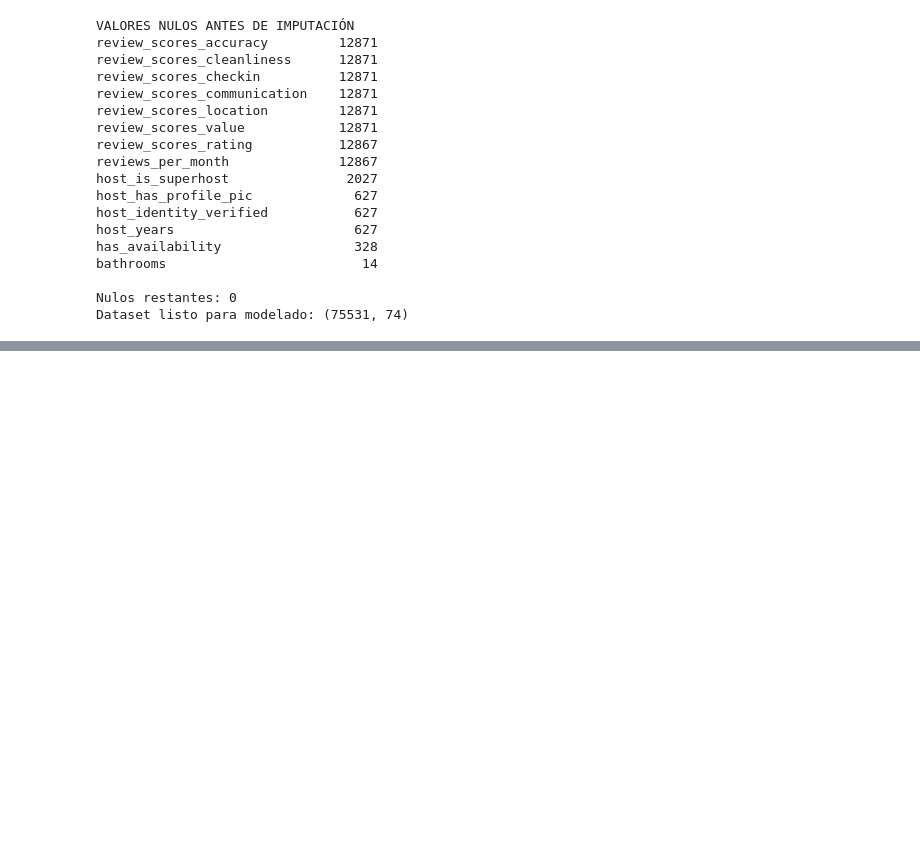
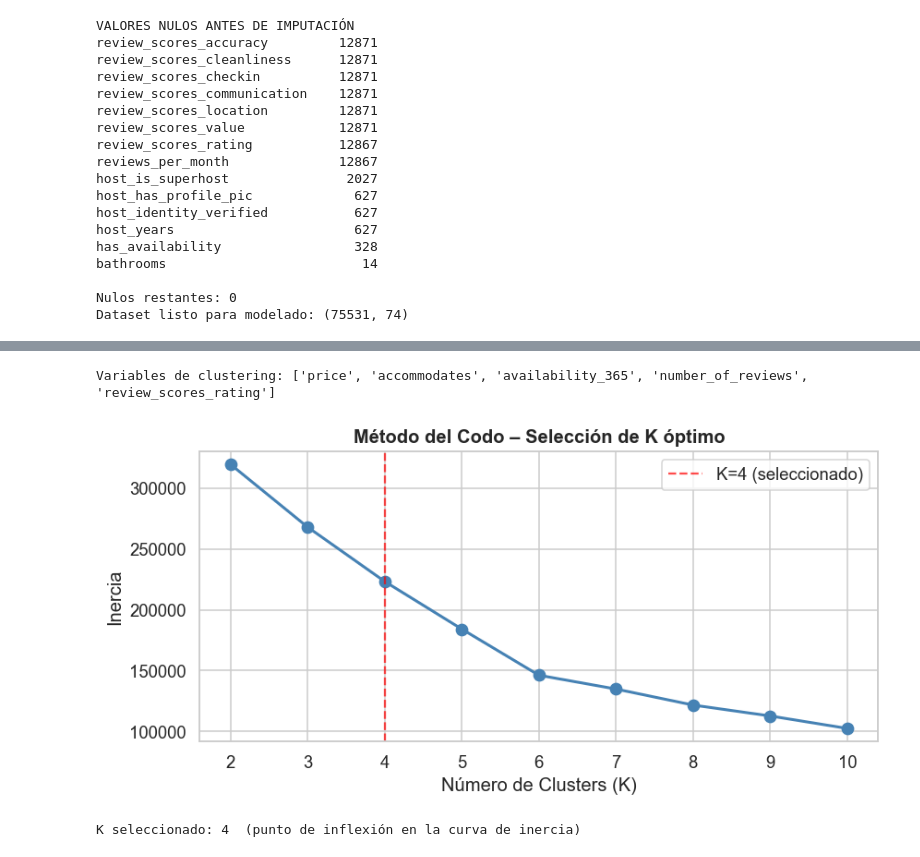
Before and after one commit to Branuvg/lab4_mineria, a Jupyter notebook: lab4.ipynb, the cells around one changed output, grey strips where cells are left out. Cells and saved outputs as stored; diff of their text form; code cells hidden in the pictures; blank space fills up the shorter version.

Commit message:
Análisis de Grupos (Clustering)

```diff
--- a/lab4.ipynb
+++ b/lab4.ipynb
@@ -555,0 +559,40 @@ Dataset listo para modelado: (75531, 74)
+# %%
+# 4.1 Preparar datos para clustering
+cluster_vars = ['price', 'accommodates', 'bedrooms', 'beds',
+                'availability_365', 'number_of_reviews', 'review_scores_rating']
+cluster_vars = [v for v in cluster_vars if v in df_encoded.columns]
+
+X_cluster = df_encoded[cluster_vars].copy()
+scaler_cl  = StandardScaler()
+X_cluster_scaled = scaler_cl.fit_transform(X_cluster)
+
+print(f"Variables de clustering: {cluster_vars}")
+# %% [output]
+Variables de clustering: ['price', 'accommodates', 'availability_365', 'number_of_reviews', 'review_scores_rating']
+# %%
+# 4.2 Método del codo (Elbow Method)
+# La inercia mide la suma de distancias al cuadrado de cada punto a su centroide.
+# Buscamos el punto donde agregar más clusters ya no reduce significativamente la inercia.
+
+inertias = []
+K_range  = range(2, 11)
+
+for k in K_range:
+    km = KMeans(n_clusters=k, random_state=42, n_init=10)
+    km.fit(X_cluster_scaled)
+    inertias.append(km.inertia_)
+
+fig, ax = plt.subplots(figsize=(8, 4))
+ax.plot(K_range, inertias, 'o-', color='steelblue', linewidth=2, markersize=8)
+ax.set_title('Método del Codo – Selección de K óptimo', fontweight='bold')
+ax.set_xlabel('Número de Clusters (K)')
+ax.set_ylabel('Inercia')
+ax.axvline(x=4, color='red', linestyle='--', alpha=0.7, label='K=4 (seleccionado)')
+ax.legend()
+plt.tight_layout()
+plt.show()
+
+print("K seleccionado: 4  (punto de inflexión en la curva de inercia)")
+# %% [output]
+[figure, added]
+K seleccionado: 4  (punto de inflexión en la curva de inercia)
```
Also changed, not shown: parts of 4 cells of this notebook.
